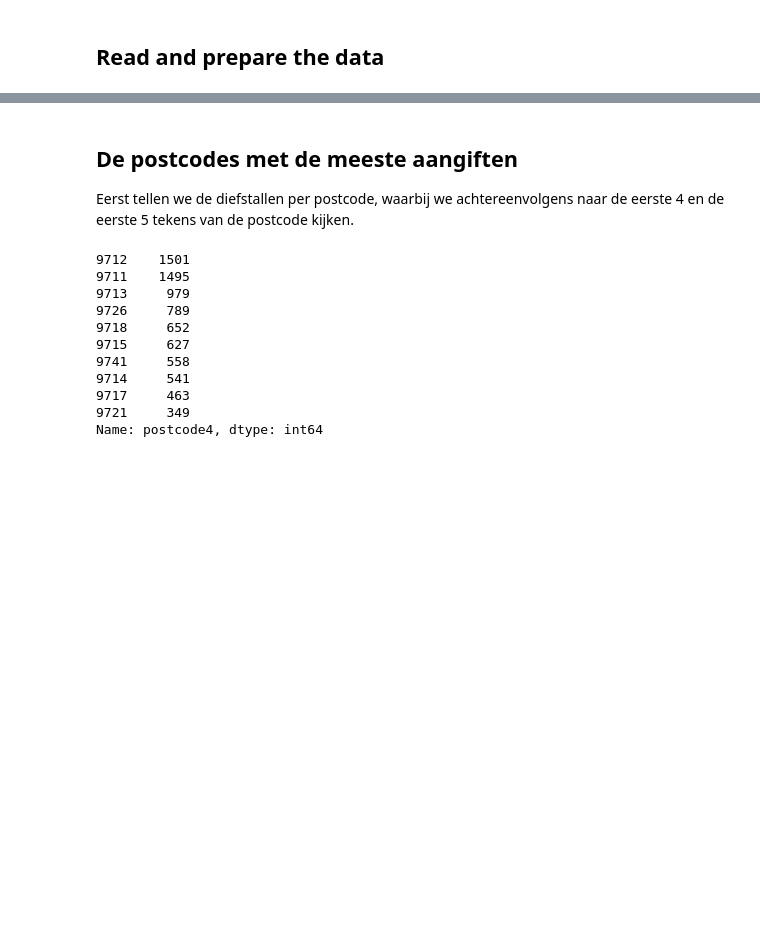
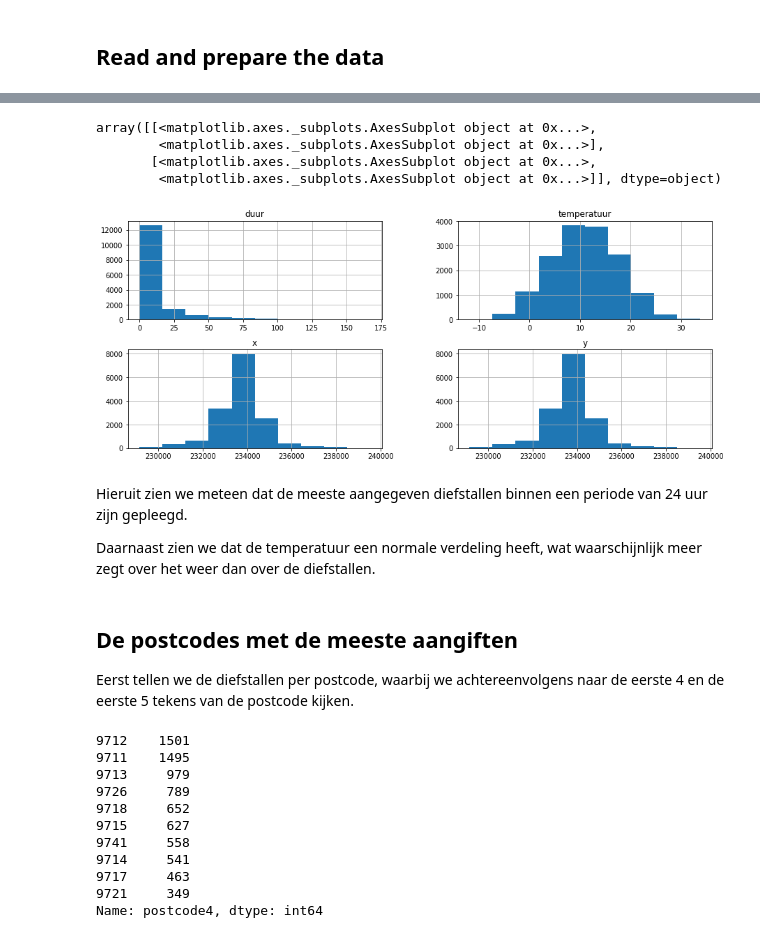
Before and after one commit to HarmLammers/notebooks, a Jupyter notebook: Fietsdiefstallen.ipynb, the cells around one changed output, grey strips where cells are left out. Saved outputs shown, nothing was run; the diff lists cells and outputs as text; code cells hidden in the pictures; blank space fills up the shorter version.

Commit message:
Added some quick n dirty graphs

```diff
--- a/Fietsdiefstallen.ipynb
+++ b/Fietsdiefstallen.ipynb
@@ -36,3 +50,15 @@ aangiften.head()
+# %%
+aangiften.hist()
+# %% [output]
+array([[<matplotlib.axes._subplots.AxesSubplot object at 0x...>,
+        <matplotlib.axes._subplots.AxesSubplot object at 0x...>],
+       [<matplotlib.axes._subplots.AxesSubplot object at 0x...>,
+        <matplotlib.axes._subplots.AxesSubplot object at 0x...>]], dtype=object)
+[figure, added]
+# %% [markdown]
+Hieruit zien we meteen dat de meeste aangegeven diefstallen binnen een periode van 24 uur zijn gepleegd.
+
+Daarnaast zien we dat de temperatuur een normale verdeling heeft, wat waarschijnlijk meer zegt over het weer dan over de diefstallen.
 # %% [markdown]
 ## De postcodes met de meeste aangiften
 
```
Also changed, not shown: parts of 7 cells of this notebook, 1 other file.
